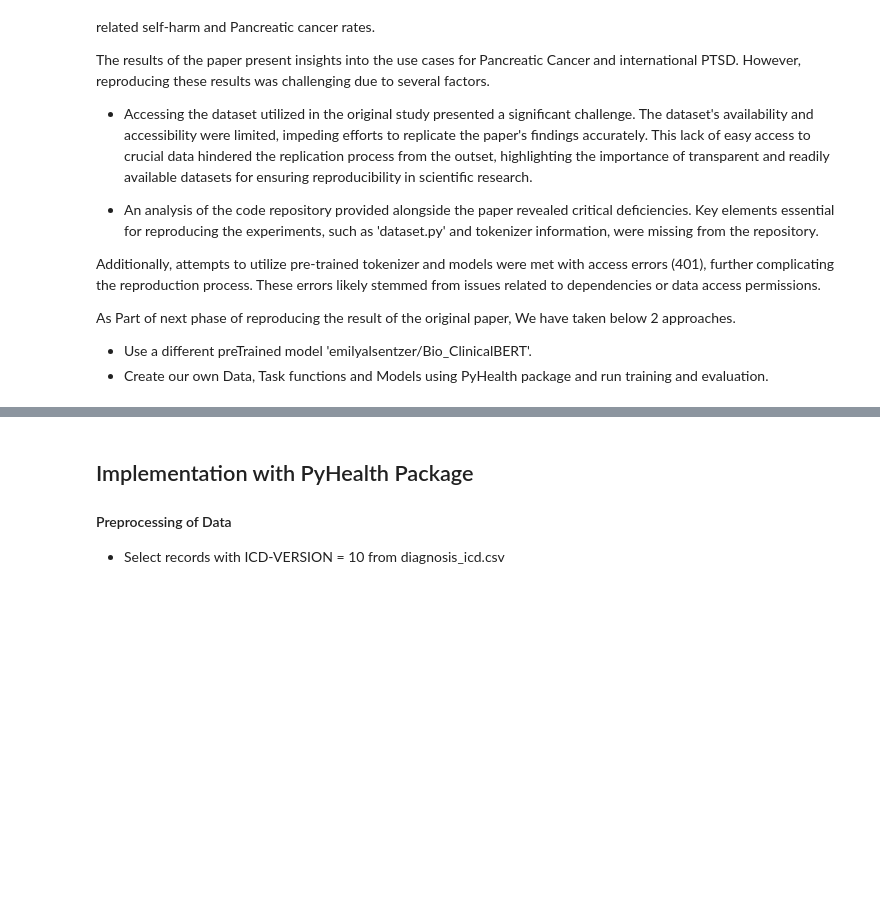
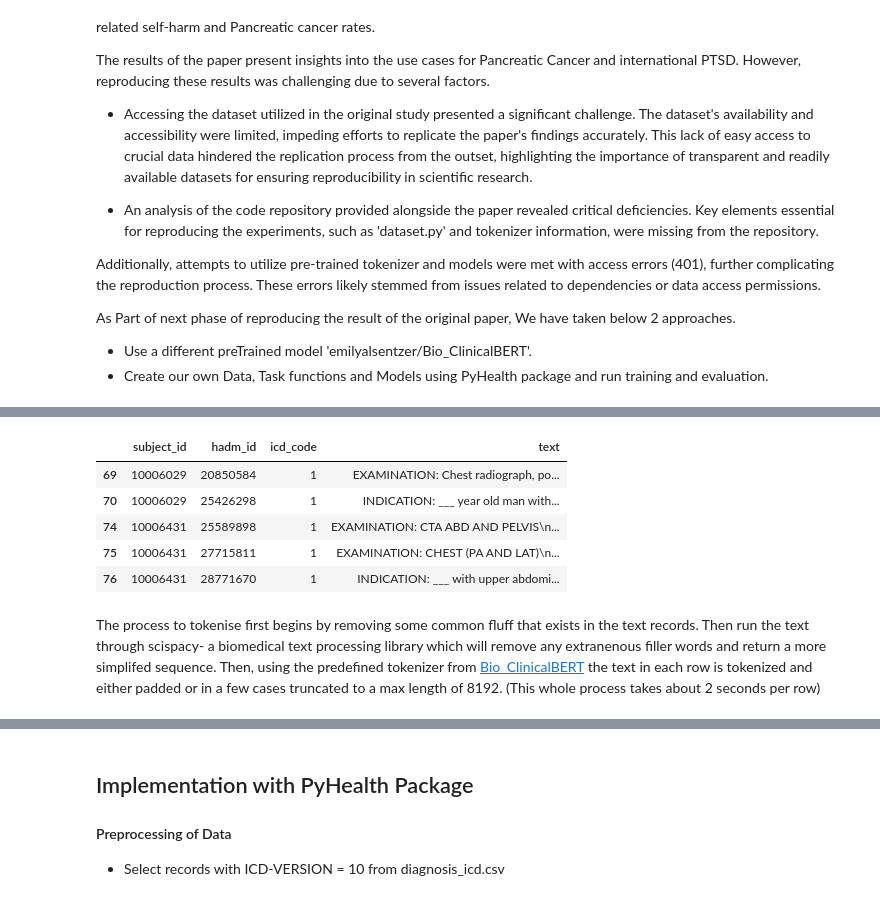
Before and after one commit to jt-alvarez/CS598-DLH-Project, a Jupyter notebook: DL4H_Team_152_new.ipynb, the cells around one changed output, grey strips where cells are left out. Cells and saved outputs as stored; diff of their text form; code cells hidden in the pictures; blank space fills up the shorter version.

```diff
--- a/DL4H_Team_152_new.ipynb
+++ b/DL4H_Team_152_new.ipynb
@@ -34,0 +116,21 @@ As Part of next phase of reproducing the result of the original paper, We have t
+# %%
+# Increase ratio to get more non-pancreatic cancer data
+ratio = .05
+
+ones = merged_df.index[(merged_df.icd_code == 1)].tolist()
+zeros = merged_df.index[(merged_df.icd_code == 0)].tolist()
+
+N = int(ratio * len(zeros))
+subset_zeros = random.sample(zeros, N)
+indices = ones + subset_zeros
+subset_df = merged_df.iloc[indices]
+subset_df.head()
+# %% [output]
+|  | subject_id | hadm_id | icd_code | text |
+| 69 | 10006029 | 20850584 | 1 | EXAMINATION: Chest radiograph, po... |
+| 70 | 10006029 | 25426298 | 1 | INDICATION: ___ year old man with... |
+| 74 | 10006431 | 25589898 | 1 | EXAMINATION: CTA ABD AND PELVIS\n... |
+| 75 | 10006431 | 27715811 | 1 | EXAMINATION: CHEST (PA AND LAT)\n... |
+| 76 | 10006431 | 28771670 | 1 | INDICATION: ___ with upper abdomi... |
+# %% [markdown]
+The process to tokenise first begins by removing some common fluff that exists in the text records. Then run the text through scispacy- a biomedical text processing library which will remove any extranenous filler words and return a more simplifed sequence. Then, using the predefined tokenizer from [Bio_ClinicalBERT](https://huggingface.co/emilyalsentzer/Bio_ClinicalBERT) the text in each row is tokenized and either padded or in a few cases truncated to a max length of 8192. (This whole process takes about 2 seconds per row)
```
Also changed, not shown: parts of 21 cells of this notebook.
